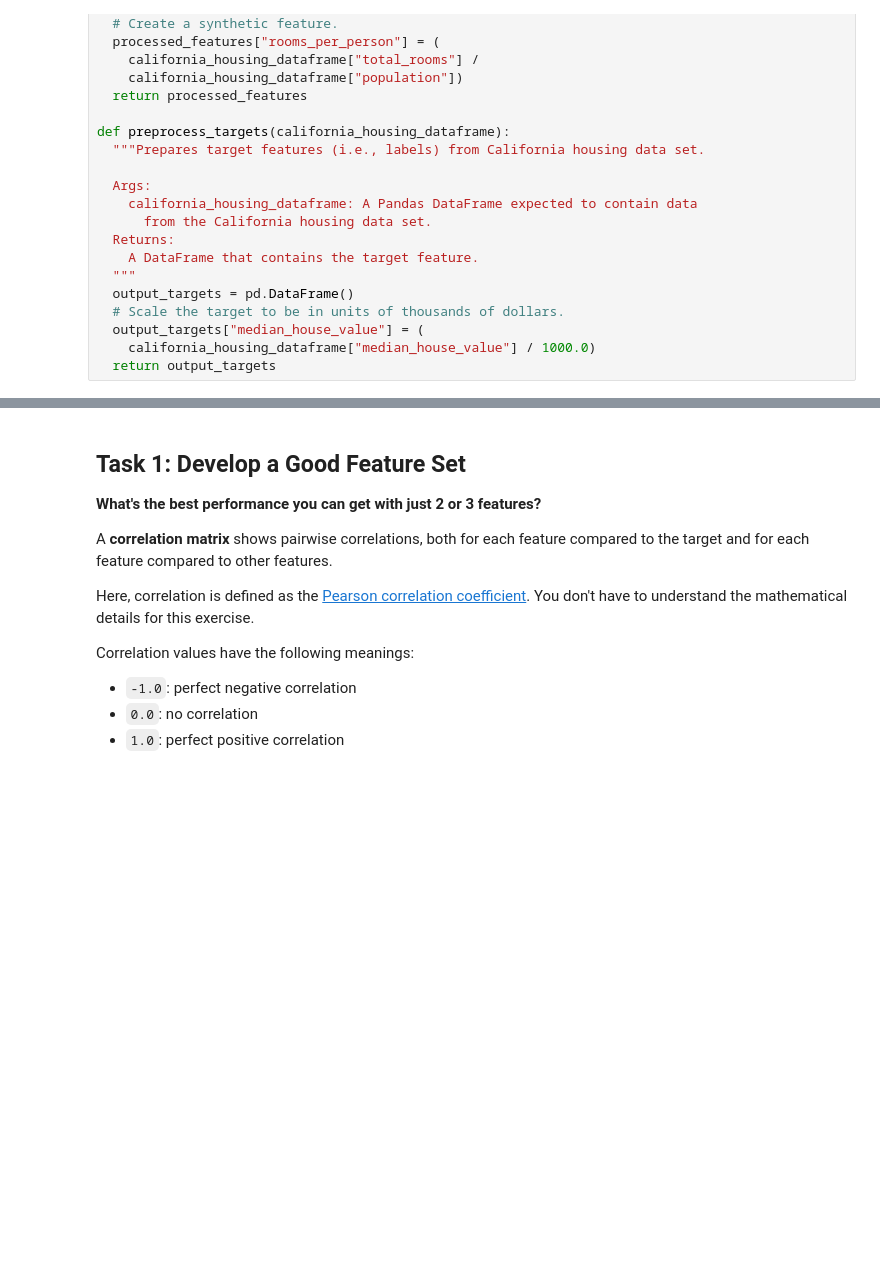
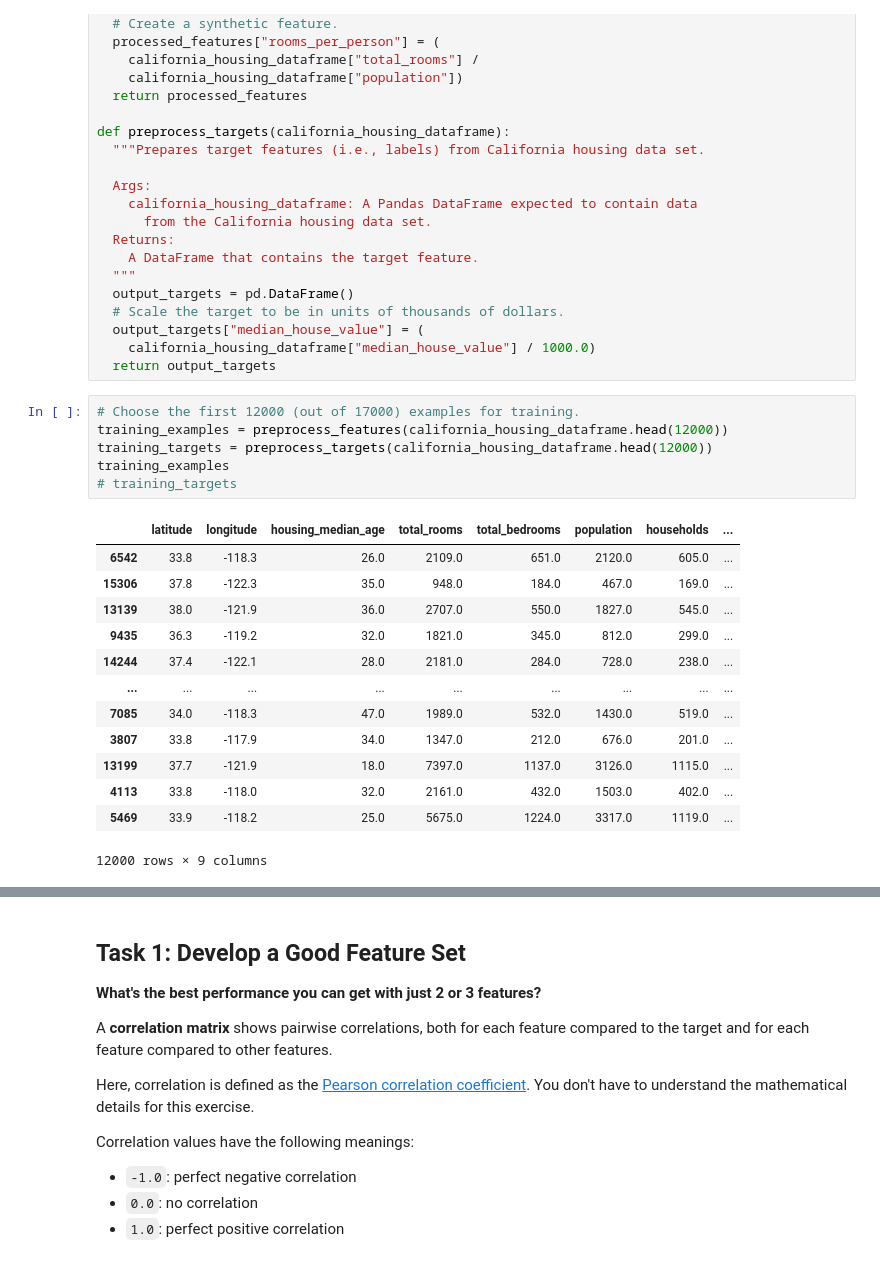
Before and after one commit to onkar125/featureset, a Jupyter notebook: feature_sets.ipynb, the cells around one changed output, grey strips where cells are left out. Cells and saved outputs as stored; diff of their text form; blank space fills up the shorter version.

```diff
--- a/feature_sets.ipynb
+++ b/feature_sets.ipynb
@@ -72,6 +104,26 @@ def preprocess_targets(california_housing_dataframe):
   output_targets["median_house_value"] = (
     california_housing_dataframe["median_house_value"] / 1000.0)
   return output_targets
+# %%
+# Choose the first 12000 (out of 17000) examples for training.
+training_examples = preprocess_features(california_housing_dataframe.head(12000))
+training_targets = preprocess_targets(california_housing_dataframe.head(12000))
+training_examples
+# training_targets
+# %% [output]
+|  | latitude | longitude | housing_median_age | total_rooms | total_bedrooms | population | households | ... |
+| 6542 | 33.8 | -118.3 | 26.0 | 2109.0 | 651.0 | 2120.0 | 605.0 | ... |
+| 15306 | 37.8 | -122.3 | 35.0 | 948.0 | 184.0 | 467.0 | 169.0 | ... |
+| 13139 | 38.0 | -121.9 | 36.0 | 2707.0 | 550.0 | 1827.0 | 545.0 | ... |
+| 9435 | 36.3 | -119.2 | 32.0 | 1821.0 | 345.0 | 812.0 | 299.0 | ... |
+| 14244 | 37.4 | -122.1 | 28.0 | 2181.0 | 284.0 | 728.0 | 238.0 | ... |
+| ... | ... | ... | ... | ... | ... | ... | ... | ... |
+| 7085 | 34.0 | -118.3 | 47.0 | 1989.0 | 532.0 | 1430.0 | 519.0 | ... |
+| 3807 | 33.8 | -117.9 | 34.0 | 1347.0 | 212.0 | 676.0 | 201.0 | ... |
+| 13199 | 37.7 | -121.9 | 18.0 | 7397.0 | 1137.0 | 3126.0 | 1115.0 | ... |
+| 4113 | 33.8 | -118.0 | 32.0 | 2161.0 | 432.0 | 1503.0 | 402.0 | ... |
+| 5469 | 33.9 | -118.2 | 25.0 | 5675.0 | 1224.0 | 3317.0 | 1119.0 | ... |
+12000 rows × 9 columns
 # %%
 # Choose the first 12000 (out of 17000) examples for training.
 training_examples = preprocess_features(california_housing_dataframe.head(12000))
```
Also changed, not shown: parts of 15 cells of this notebook.
